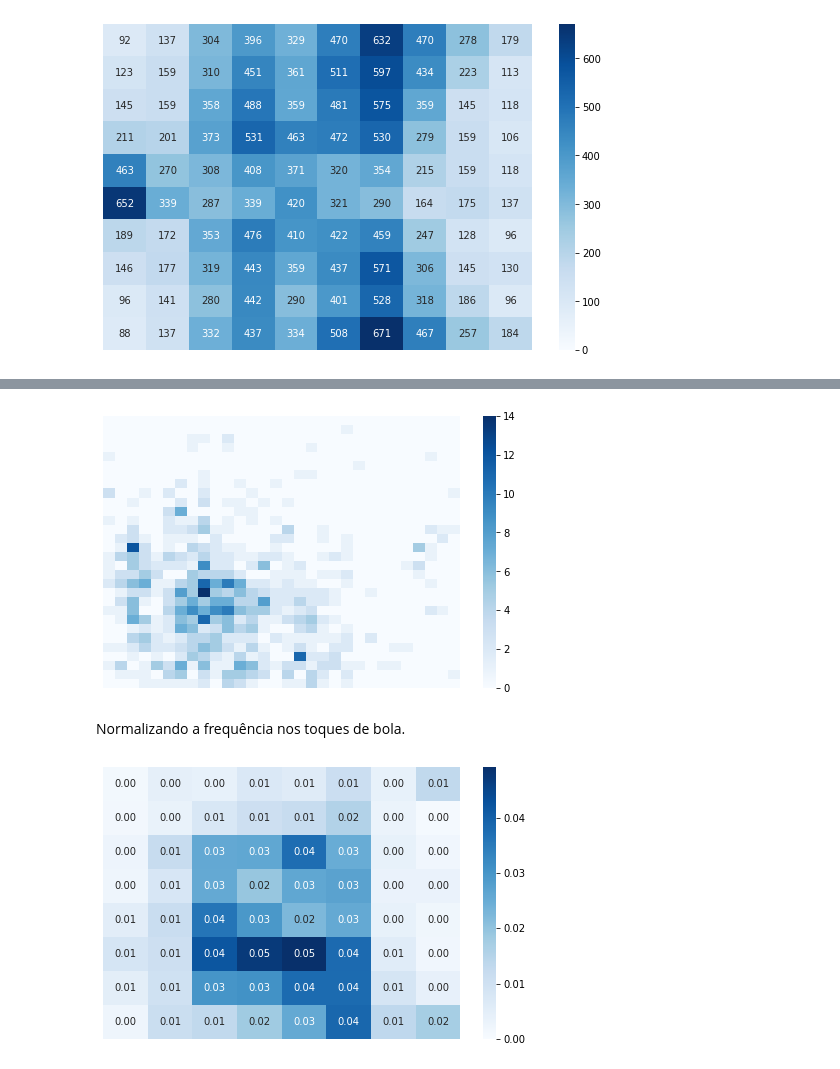
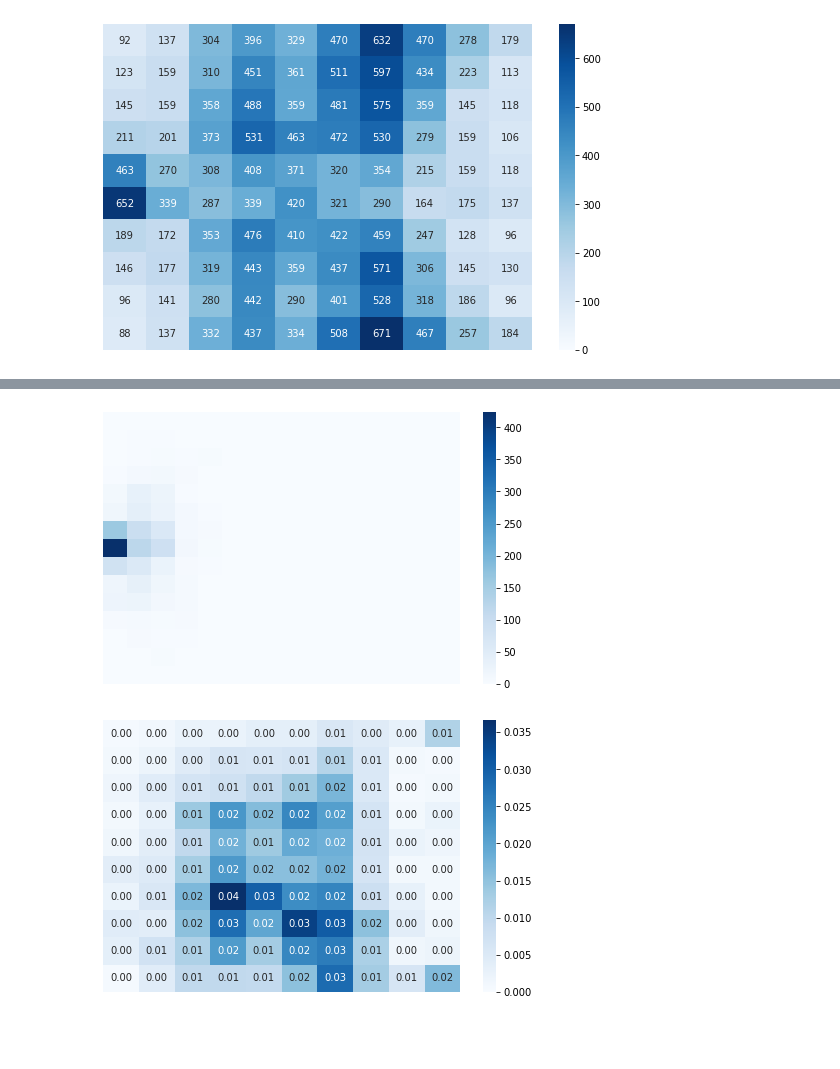
Before and after one commit to guilhermecxe/soccer_analysis, a Jupyter notebook: heatmap/heatmap.ipynb, the cells around one changed output, grey strips where cells are left out. Drawn from its saved outputs; the diff is of its cells as text; code cells hidden in the pictures; blank space fills up the shorter version.

Commit message:
adding description to heatmap

```diff
--- a/heatmap/heatmap.ipynb
+++ b/heatmap/heatmap.ipynb
@@ -124,10 +129,10 @@ Aumentando significamente a quantidade de regiões:
 # %%
-plotHeatmap(cor, 30, player='B. Méndez')
+# A goalkeeper to remember that left side is the defense area of the player
+plotHeatmap(cor, 15, player='Cássio')
 # %% [output]
-[figure, old version]
+[figure, new version]
-# %% [markdown]
-Normalizando a frequência nos toques de bola.
 # %%
-plotHeatmap(sao, 8, player='D. Alves', annot=True, normalize=True)
+# Showing the frequency normalized of the touches per area
+plotHeatmap(sao, 10, player='D. Alves', annot=True, normalize=True)
 # %% [output]
-[figure, old version]
+[figure, new version]
```
Also changed, not shown: parts of 18 cells of this notebook.
